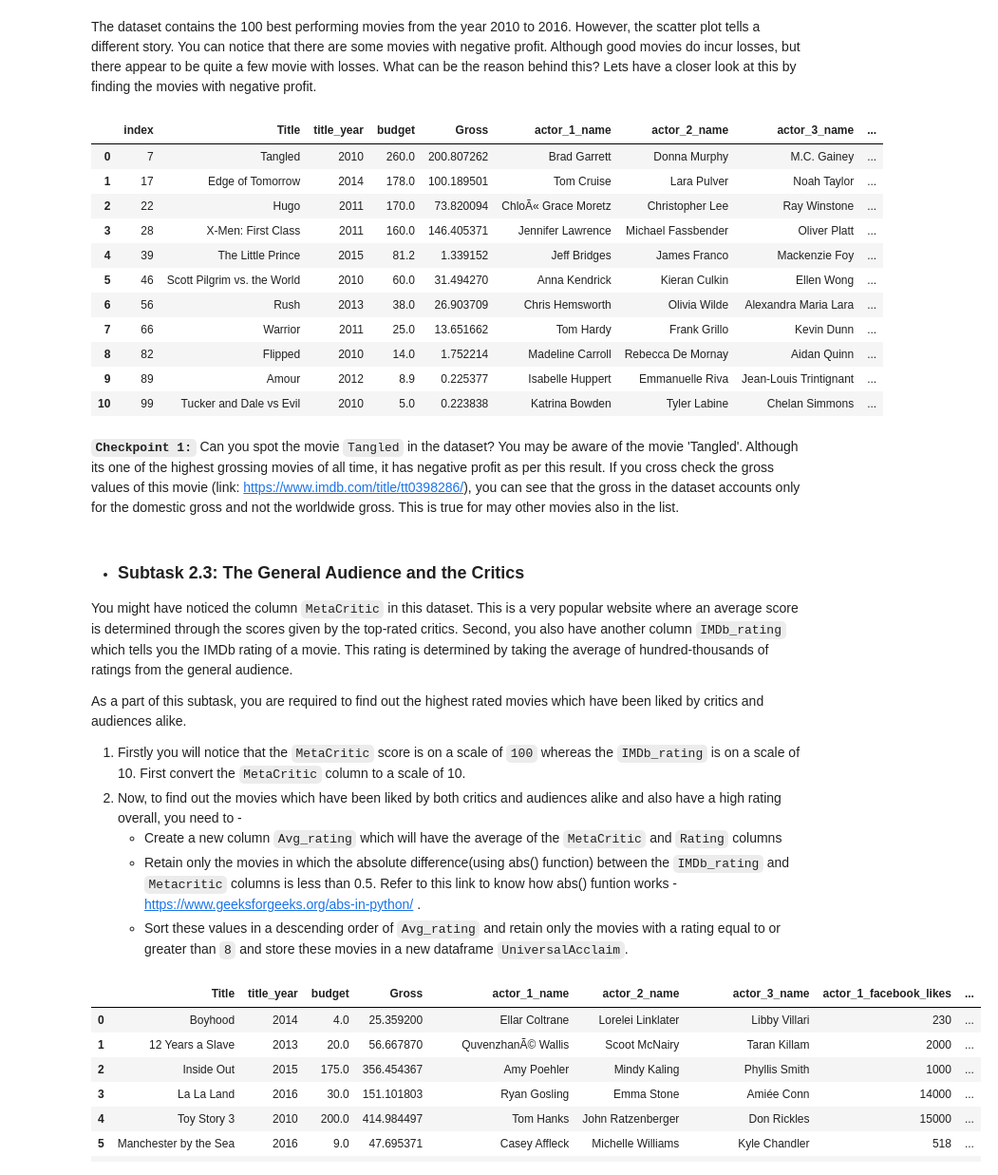
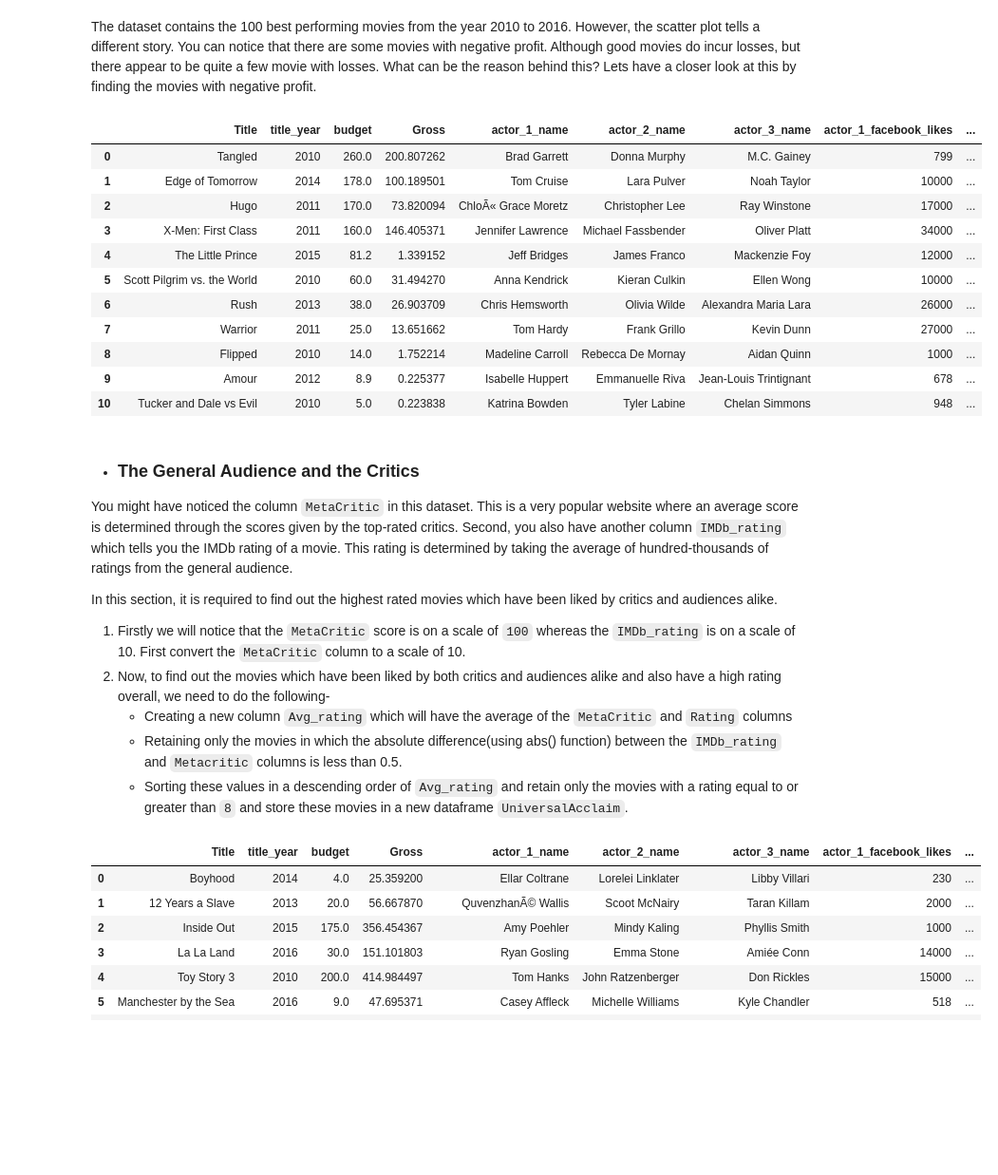
Before and after one commit to Sunil12Subu/Analysis-on-IMDB-dataset, a Jupyter notebook: IMDb+Movie+Assignment_stub.ipynb, the cells around one changed output. Shown: that part at 95% size. Saved outputs shown, nothing was run; the diff lists cells and outputs as text; code cells hidden in the pictures; blank space fills up the shorter version.

```diff
--- a/IMDb+Movie+Assignment_stub.ipynb
+++ b/IMDb+Movie+Assignment_stub.ipynb
@@ -23,9 +21,9 @@ Read the movies data file provided and store it in a dataframe `movies`.
 # %%
 pd.set_option('display.max_columns', 100)
 # %%
-# Read the csv file using 'read_csv'. Please write your dataset location here.
-movies = pd.read_csv(r"C:\Users\sunil\Downloads\Movie+Assignment+Data.csv")
-movies
+# Reading the csv file using 'read_csv'.
+movies = pd.read_csv("Movie+Assignment+Data.csv")
+movies.head()
 # %% [output]
 |  | Title | title_year | budget | Gross | actor_1_name | actor_2_name | actor_3_name | actor_1_facebook_likes | ... |
 | 0 | La La Land | 2016 | 30000000 | 151101803 | Ryan Gosling | Emma Stone | Amiée Conn | 14000 | ... |
@@ -159,34 +150,32 @@ sns.scatterplot(x = movies.budget, y = movies.profit);
 # %% [markdown]
 The dataset contains the 100 best performing movies from the year 2010 to 2016. However, the scatter plot tells a different story. You can notice that there are some movies with negative profit. Although good movies do incur losses, but there appear to be quite a few movie with losses. What can be the reason behind this? Lets have a closer look at this by finding the movies with negative profit.
 # %%
-#Find the movies with negative profit
+#Finding the movies with negative profit
 
 neg_profit = movies[movies.profit<0]
-neg_profit.reset_index()
+neg_profit.reset_index(drop=True)
 # %% [output]
-|  | index | Title | title_year | budget | Gross | actor_1_name | actor_2_name | actor_3_name | ... |
-| 0 | 7 | Tangled | 2010 | 260.0 | 200.807262 | Brad Garrett | Donna Murphy | M.C. Gainey | ... |
-| 1 | 17 | Edge of Tomorrow | 2014 | 178.0 | 100.189501 | Tom Cruise | Lara Pulver | Noah Taylor | ... |
-| 2 | 22 | Hugo | 2011 | 170.0 | 73.820094 | ChloÃ« Grace Moretz | Christopher Lee | Ray Winstone | ... |
-| 3 | 28 | X-Men: First Class | 2011 | 160.0 | 146.405371 | Jennifer Lawrence | Michael Fassbender | Oliver Platt | ... |
-| 4 | 39 | The Little Prince | 2015 | 81.2 | 1.339152 | Jeff Bridges | James Franco | Mackenzie Foy | ... |
-| 5 | 46 | Scott Pilgrim vs. the World | 2010 | 60.0 | 31.494270 | Anna Kendrick | Kieran Culkin | Ellen Wong | ... |
-| 6 | 56 | Rush | 2013 | 38.0 | 26.903709 | Chris Hemsworth | Olivia Wilde | Alexandra Maria Lara | ... |
-| 7 | 66 | Warrior | 2011 | 25.0 | 13.651662 | Tom Hardy | Frank Grillo | Kevin Dunn | ... |
-| 8 | 82 | Flipped | 2010 | 14.0 | 1.752214 | Madeline Carroll | Rebecca De Mornay | Aidan Quinn | ... |
-| 9 | 89 | Amour | 2012 | 8.9 | 0.225377 | Isabelle Huppert | Emmanuelle Riva | Jean-Louis Trintignant | ... |
-| 10 | 99 | Tucker and Dale vs Evil | 2010 | 5.0 | 0.223838 | Katrina Bowden | Tyler Labine | Chelan Simmons | ... |
+|  | Title | title_year | budget | Gross | actor_1_name | actor_2_name | actor_3_name | actor_1_facebook_likes | ... |
+| 0 | Tangled | 2010 | 260.0 | 200.807262 | Brad Garrett | Donna Murphy | M.C. Gainey | 799 | ... |
+| 1 | Edge of Tomorrow | 2014 | 178.0 | 100.189501 | Tom Cruise | Lara Pulver | Noah Taylor | 10000 | ... |
+| 2 | Hugo | 2011 | 170.0 | 73.820094 | ChloÃ« Grace Moretz | Christopher Lee | Ray Winstone | 17000 | ... |
+| 3 | X-Men: First Class | 2011 | 160.0 | 146.405371 | Jennifer Lawrence | Michael Fassbender | Oliver Platt | 34000 | ... |
+| 4 | The Little Prince | 2015 | 81.2 | 1.339152 | Jeff Bridges | James Franco | Mackenzie Foy | 12000 | ... |
+| 5 | Scott Pilgrim vs. the World | 2010 | 60.0 | 31.494270 | Anna Kendrick | Kieran Culkin | Ellen Wong | 10000 | ... |
+| 6 | Rush | 2013 | 38.0 | 26.903709 | Chris Hemsworth | Olivia Wilde | Alexandra Maria Lara | 26000 | ... |
+| 7 | Warrior | 2011 | 25.0 | 13.651662 | Tom Hardy | Frank Grillo | Kevin Dunn | 27000 | ... |
+| 8 | Flipped | 2010 | 14.0 | 1.752214 | Madeline Carroll | Rebecca De Mornay | Aidan Quinn | 1000 | ... |
+| 9 | Amour | 2012 | 8.9 | 0.225377 | Isabelle Huppert | Emmanuelle Riva | Jean-Louis Trintignant | 678 | ... |
+| 10 | Tucker and Dale vs Evil | 2010 | 5.0 | 0.223838 | Katrina Bowden | Tyler Labine | Chelan Simmons | 948 | ... |
-# %% [markdown]
-**`Checkpoint 1:`** Can you spot the movie `Tangled` in the dataset? You may be aware of the movie 'Tangled'. Although its one of the highest grossing movies of all time, it has negative profit as per this result. If you cross check the gross values of this movie (link: https://www.imdb.com/title/tt0398286/), you can see that the gross in the dataset accounts only for the domestic gross and not the worldwide gross. This is true for may other movies also in the list.
 # %% [markdown]
-- ### Subtask 2.3: The General Audience and the Critics
+- ###  The General Audience and the Critics
 
 You might have noticed the column `MetaCritic` in this dataset. This is a very popular website where an average score is determined through the scores given by the top-rated critics. Second, you also have another column `IMDb_rating` which tells you the IMDb rating of a movie. This rating is determined by taking the average of hundred-thousands of ratings from the general audience.
 
-As a part of this subtask, you are required to find out the highest rated movies which have been liked by critics and audiences alike.
-1. Firstly you will notice that the `MetaCritic` score is on a scale of `100` whereas the `IMDb_rating` is on a scale of 10. First convert the `MetaCritic` column to a scale of 10.
-2. Now, to find out the movies which have been liked by both critics and audiences alike and also have a high rating overall, you need to -
-    - Create a new column `Avg_rating` which will have the average of the `MetaCritic` and `Rating` columns
-    - Retain only the movies in which the absolute difference(using abs() function) between the `IMDb_rating` and `Metacritic` columns is less than 0.5. Refer to this link to know how abs() funtion works - https://www.geeksforgeeks.org/abs-in-python/ .
-    - Sort these values in a descending order of `Avg_rating` and retain only the movies with a rating equal to or greater than `8` and store these movies in a new dataframe `UniversalAcclaim`.
+In this section, it is required to find out the highest rated movies which have been liked by critics and audiences alike.
+1. Firstly we will notice that the `MetaCritic` score is on a scale of `100` whereas the `IMDb_rating` is on a scale of 10. First convert the `MetaCritic` column to a scale of 10.
+2. Now, to find out the movies which have been liked by both critics and audiences alike and also have a high rating overall, we need to do the following-
+    - Creating a new column `Avg_rating` which will have the average of the `MetaCritic` and `Rating` columns
+    - Retaining only the movies in which the absolute difference(using abs() function) between the `IMDb_rating` and `Metacritic` columns is less than 0.5.
+    - Sorting these values in a descending order of `Avg_rating` and retain only the movies with a rating equal to or greater than `8` and store these movies in a new dataframe `UniversalAcclaim`.
 # %%
```
Also changed, not shown: parts of 54 cells of this notebook.
